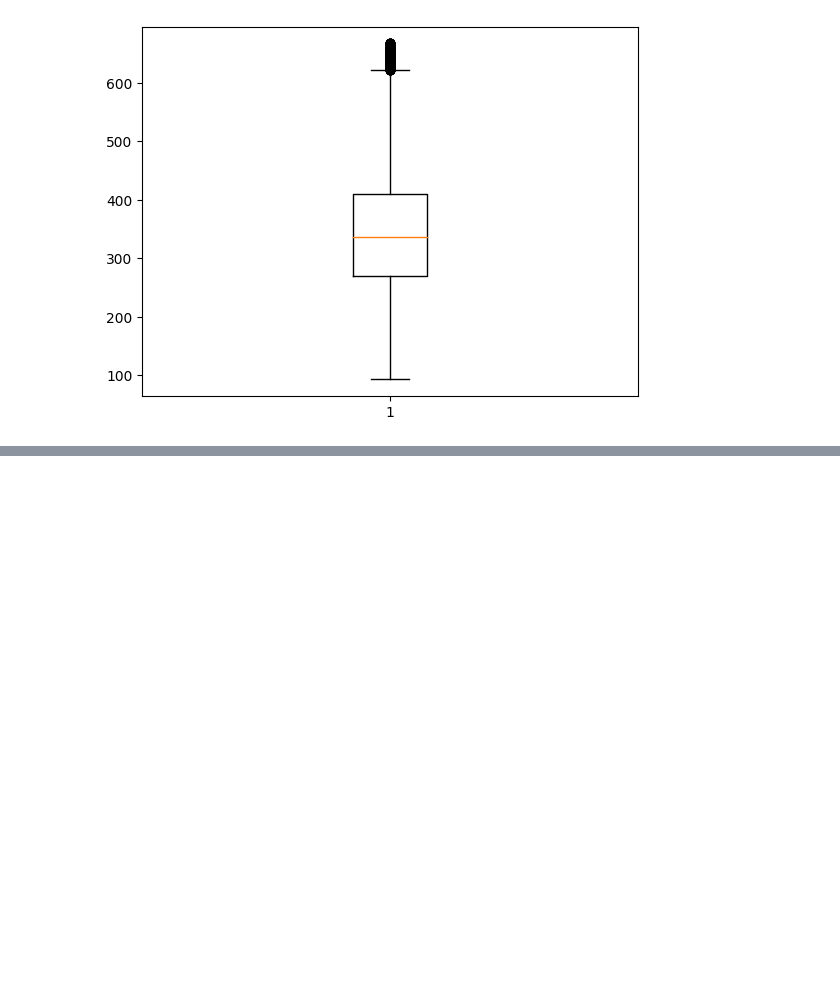
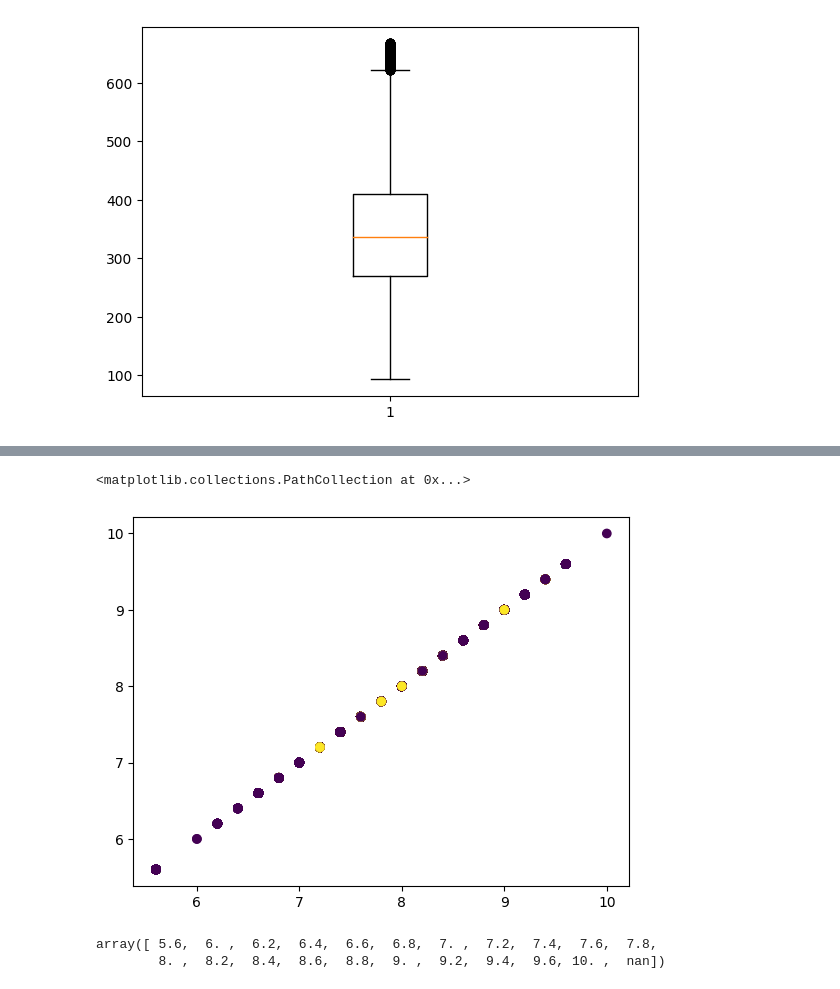
Before and after one commit to yarinr25/DSF---final-project, a Jupyter notebook: Notebooks/expedia/expedia_cleaning.ipynb, the cells around one changed output, grey strips where cells are left out. Saved outputs shown, nothing was run; the diff lists cells and outputs as text; code cells hidden in the pictures; blank space fills up the shorter version.

```diff
--- a/Notebooks/expedia/expedia_cleaning.ipynb
+++ b/Notebooks/expedia/expedia_cleaning.ipynb
@@ -320,0 +316,10 @@ Name: Extras included, dtype: int64
+# %%
+plt.scatter(filtered_prices_df['Grade'], filtered_prices_df['Grade'], c=filtered_prices_df['Extras included'])
+# %% [output]
+<matplotlib.collections.PathCollection at 0x...>
+[figure, added]
+# %%
+df.Grade.sort_values().unique()
+# %% [output]
+array([ 5.6,  6. ,  6.2,  6.4,  6.6,  6.8,  7. ,  7.2,  7.4,  7.6,  7.8,
+        8. ,  8.2,  8.4,  8.6,  8.8,  9. ,  9.2,  9.4,  9.6, 10. ,  nan])
```
Also changed, not shown: parts of 12 cells of this notebook.
